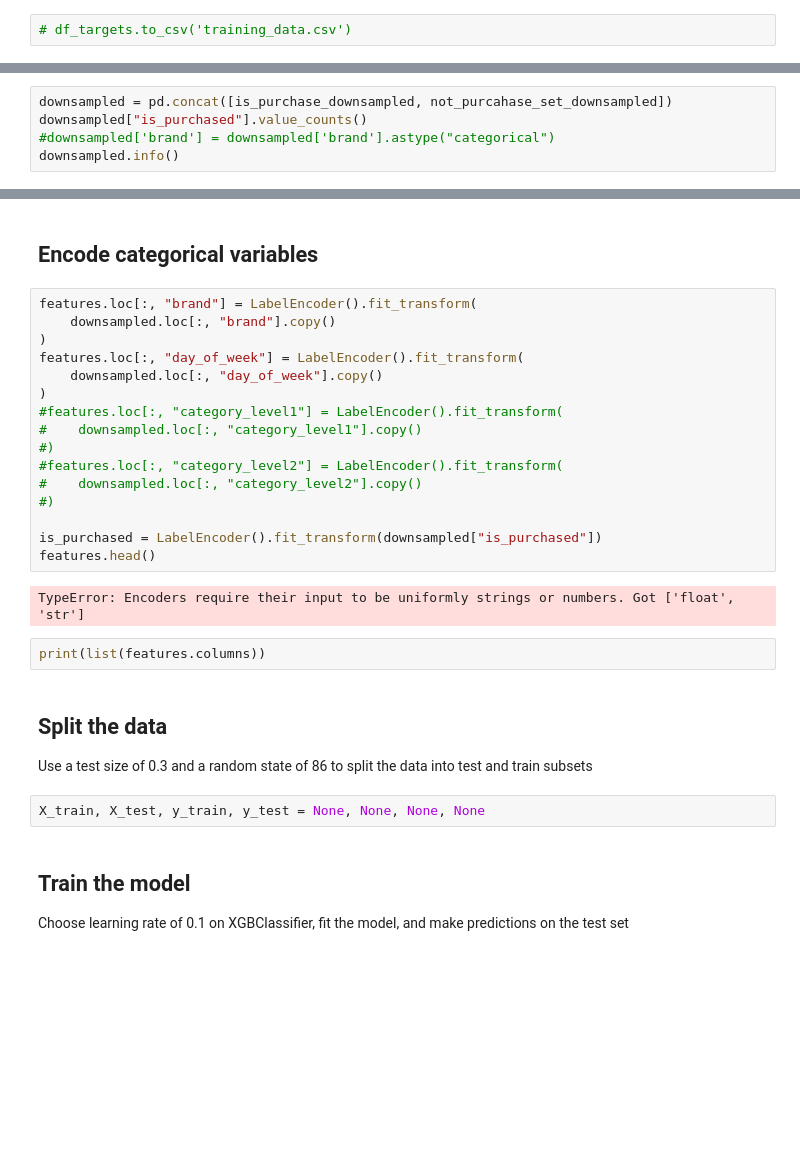
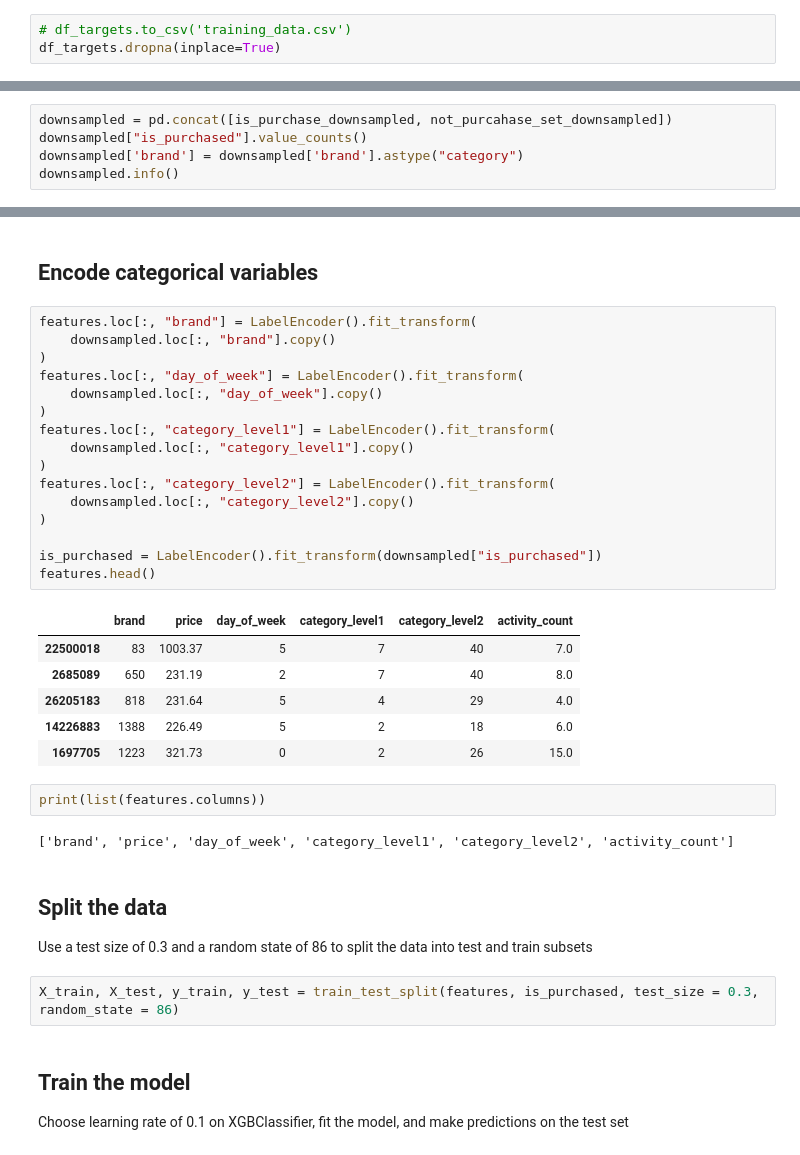
Before and after one commit to kmmooney/dsc-xgboost-deloitte-lab, a Jupyter notebook: index.ipynb, the cells around one changed output, grey strips where cells are left out. Drawn from its saved outputs; the diff is of its cells as text; blank space fills up the shorter version.

```diff
--- a/index.ipynb
+++ b/index.ipynb
@@ -281,6 +289,7 @@ df_targets.head()
 ### Save new data structure if desired
 # %%
 # df_targets.to_csv('training_data.csv')
+df_targets.dropna(inplace=True)
 # %%
 df_targets.info()
 # %% [output]
@@ -330,7 +339,7 @@ not_purcahase_set_downsampled = resample(
 # %%
 downsampled = pd.concat([is_purchase_downsampled, not_purcahase_set_downsampled])
 downsampled["is_purchased"].value_counts()
-#downsampled['brand'] = downsampled['brand'].astype("categorical")
+downsampled['brand'] = downsampled['brand'].astype("category")
 downsampled.info()
 # %% [output]
 <class 'pandas.core.frame.DataFrame'>
@@ -396,28 +405,35 @@ Name: count, Length: 4200, dtype: int64
 # %%
 features.loc[:, "brand"] = LabelEncoder().fit_transform(
     downsampled.loc[:, "brand"].copy()
 )
 features.loc[:, "day_of_week"] = LabelEncoder().fit_transform(
     downsampled.loc[:, "day_of_week"].copy()
 )
-#features.loc[:, "category_level1"] = LabelEncoder().fit_transform(
-#    downsampled.loc[:, "category_level1"].copy()
-#)
-#features.loc[:, "category_level2"] = LabelEncoder().fit_transform(
-#    downsampled.loc[:, "category_level2"].copy()
-#)
+features.loc[:, "category_level1"] = LabelEncoder().fit_transform(
+    downsampled.loc[:, "category_level1"].copy()
+)
+features.loc[:, "category_level2"] = LabelEncoder().fit_transform(
+    downsampled.loc[:, "category_level2"].copy()
+)
 
 is_purchased = LabelEncoder().fit_transform(downsampled["is_purchased"])
 features.head()
 # %% [output]
-TypeError: Encoders require their input to be uniformly strings or numbers. Got ['float', 'str']
+|  | brand | price | day_of_week | category_level1 | category_level2 | activity_count |
+| 22500018 | 83 | 1003.37 | 5 | 7 | 40 | 7.0 |
+| 2685089 | 650 | 231.19 | 2 | 7 | 40 | 8.0 |
+| 26205183 | 818 | 231.64 | 5 | 4 | 29 | 4.0 |
+| 14226883 | 1388 | 226.49 | 5 | 2 | 18 | 6.0 |
+| 1697705 | 1223 | 321.73 | 0 | 2 | 26 | 15.0 |
 # %%
 print(list(features.columns))
+# %% [output]
+['brand', 'price', 'day_of_week', 'category_level1', 'category_level2', 'activity_count']
 # %% [markdown]
 ## Split the data
 Use a test size of 0.3 and a random state of 86 to split the data into test and train subsets
-# %%
-X_train, X_test, y_train, y_test = None, None, None, None
+# %%
+X_train, X_test, y_train, y_test = train_test_split(features, is_purchased, test_size = 0.3, random_state = 86)
 # %% [markdown]
 ## Train the model
 Choose learning rate of 0.1 on XGBClassifier, fit the model, and make predictions on the test set
```
Also changed, not shown: parts of 9 cells of this notebook.
